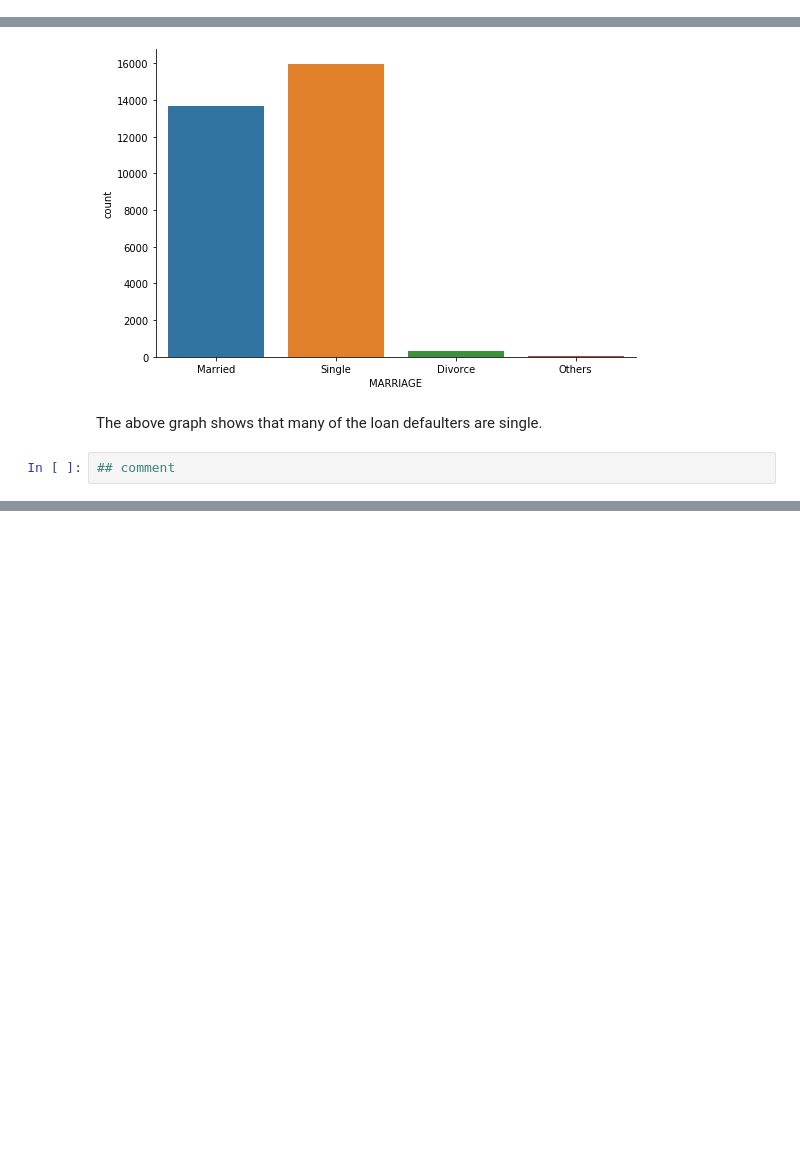
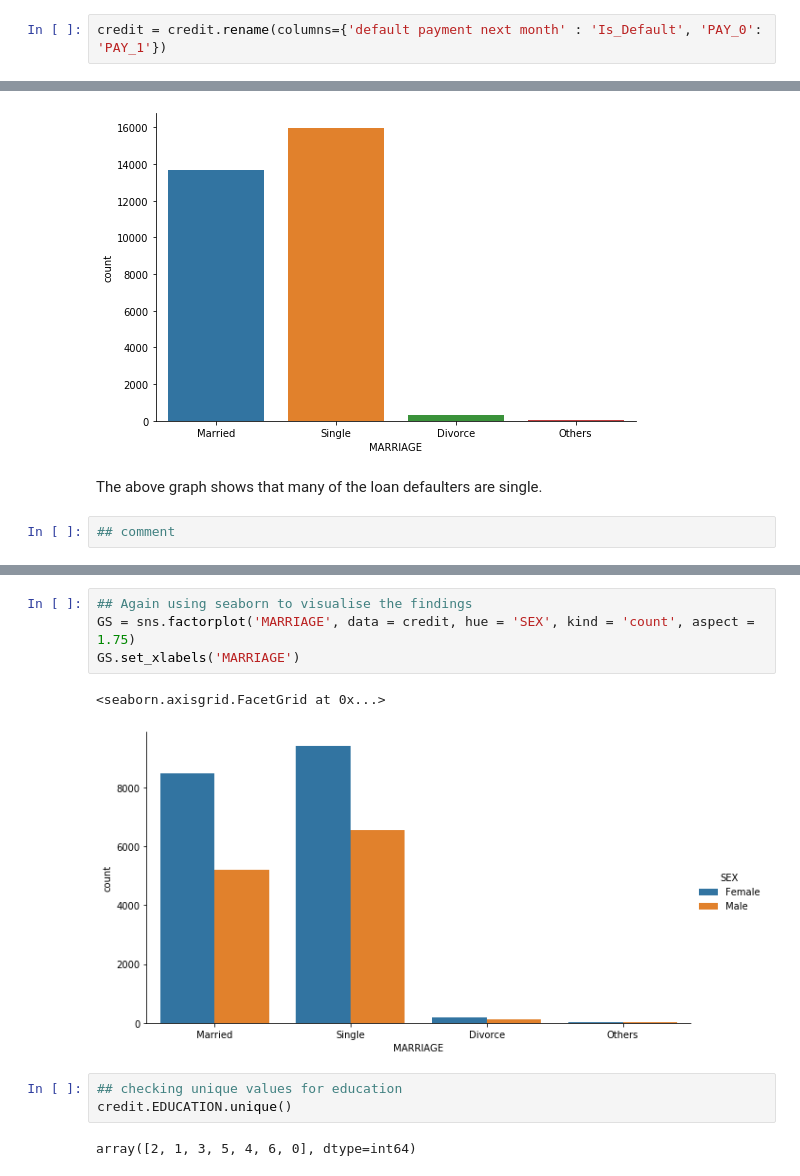
Before and after one commit to Prassannabi/Data-science-python, a Jupyter notebook: Exploratory data analysis.ipynb, the cells around one changed output, grey strips where cells are left out. Saved outputs shown, nothing was run; the diff lists cells and outputs as text; blank space fills up the shorter version.

```diff
--- a/Exploratory data analysis.ipynb
+++ b/Exploratory data analysis.ipynb
@@ -59,0 +144,2 @@ Index(['ID', 'LIMIT_BAL', 'SEX', 'EDUCATION', 'MARRIAGE', 'AGE', 'PAY_0',
+# %%
+credit = credit.rename(columns={'default payment next month' : 'Is_Default', 'PAY_0': 'PAY_1'})
@@ -127,0 +244,12 @@ The above graph shows that many of the loan defaulters are single.
+# %%
+## Again using seaborn to visualise the findings
+GS = sns.factorplot('MARRIAGE', data = credit, hue = 'SEX', kind = 'count', aspect = 1.75)
+GS.set_xlabels('MARRIAGE')
+# %% [output]
+<seaborn.axisgrid.FacetGrid at 0x...>
+[figure, added]
+# %%
+## checking unique values for education
+credit.EDUCATION.unique()
+# %% [output]
+array([2, 1, 3, 5, 4, 6, 0], dtype=int64)
```
Also changed, not shown: parts of 17 cells of this notebook.
